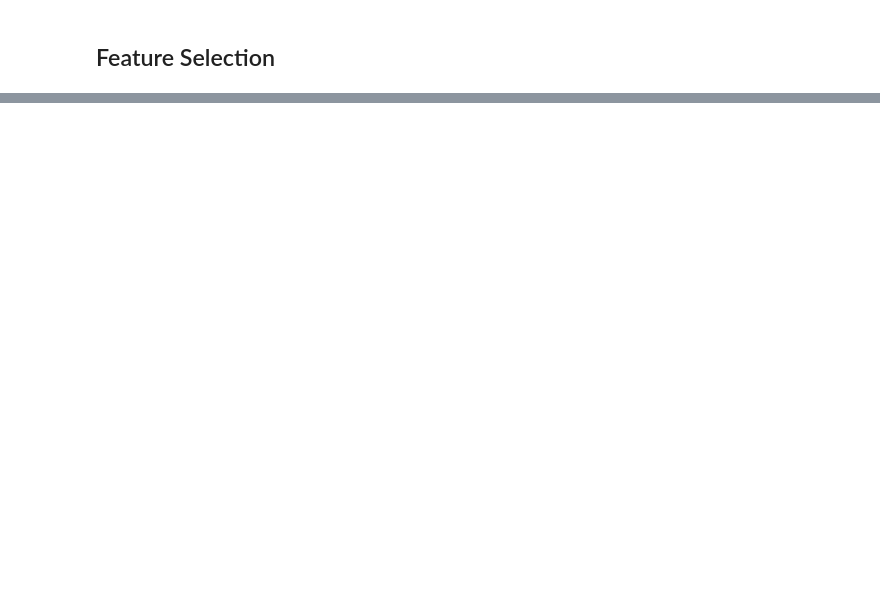
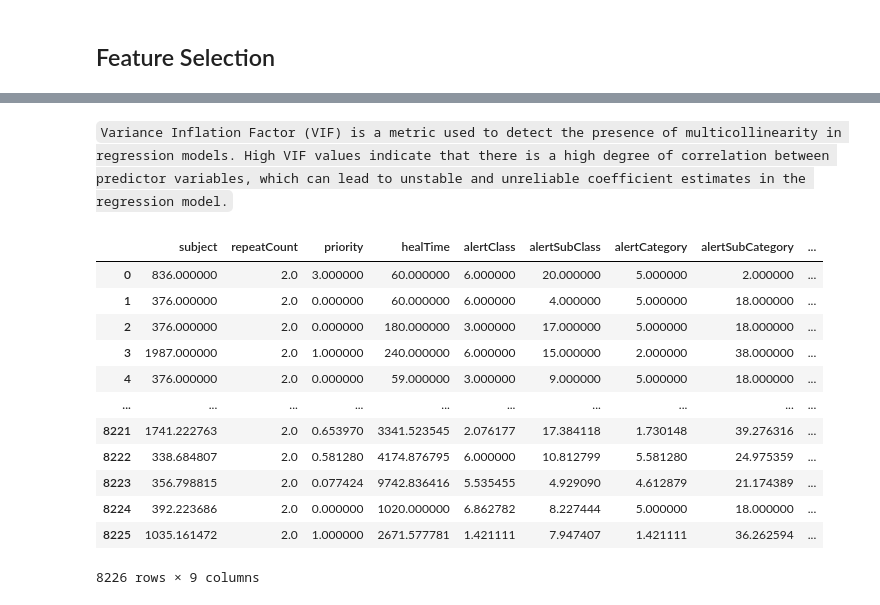
Before and after one commit to sangramdhurve/Device-Heal-Time-Project, a Jupyter notebook: HealTime.ipynb, the cells around one changed output, grey strips where cells are left out. Cells and saved outputs as stored; diff of their text form; code cells hidden in the pictures; blank space fills up the shorter version.

Commit message:
regression added

````diff
--- a/HealTime.ipynb
+++ b/HealTime.ipynb
@@ -612,0 +776,2 @@ get_correlation('healTime','alertCategory', X_smote)
+# %% [markdown]
+```Variance Inflation Factor (VIF) is a metric used to detect the presence of multicollinearity in regression models. High VIF values indicate that there is a high degree of correlation between predictor variables, which can lead to unstable and unreliable coefficient estimates in the regression model.```
@@ -612,0 +789,16 @@ get_correlation('healTime','alertCategory', X_smote)
+# %%
+smote
+# %% [output]
+|  | subject | repeatCount | priority | healTime | alertClass | alertSubClass | alertCategory | alertSubCategory | ... |
+| 0 | 836.000000 | 2.0 | 3.000000 | 60.000000 | 6.000000 | 20.000000 | 5.000000 | 2.000000 | ... |
+| 1 | 376.000000 | 2.0 | 0.000000 | 60.000000 | 6.000000 | 4.000000 | 5.000000 | 18.000000 | ... |
+| 2 | 376.000000 | 2.0 | 0.000000 | 180.000000 | 3.000000 | 17.000000 | 5.000000 | 18.000000 | ... |
+| 3 | 1987.000000 | 2.0 | 1.000000 | 240.000000 | 6.000000 | 15.000000 | 2.000000 | 38.000000 | ... |
+| 4 | 376.000000 | 2.0 | 0.000000 | 59.000000 | 3.000000 | 9.000000 | 5.000000 | 18.000000 | ... |
+| ... | ... | ... | ... | ... | ... | ... | ... | ... | ... |
+| 8221 | 1741.222763 | 2.0 | 0.653970 | 3341.523545 | 2.076177 | 17.384118 | 1.730148 | 39.276316 | ... |
+| 8222 | 338.684807 | 2.0 | 0.581280 | 4174.876795 | 6.000000 | 10.812799 | 5.581280 | 24.975359 | ... |
+| 8223 | 356.798815 | 2.0 | 0.077424 | 9742.836416 | 5.535455 | 4.929090 | 4.612879 | 21.174389 | ... |
+| 8224 | 392.223686 | 2.0 | 0.000000 | 1020.000000 | 6.862782 | 8.227444 | 5.000000 | 18.000000 | ... |
+| 8225 | 1035.161472 | 2.0 | 1.000000 | 2671.577781 | 1.421111 | 7.947407 | 1.421111 | 36.262594 | ... |
+8226 rows × 9 columns
````
Also changed, not shown: parts of 132 cells of this notebook.
